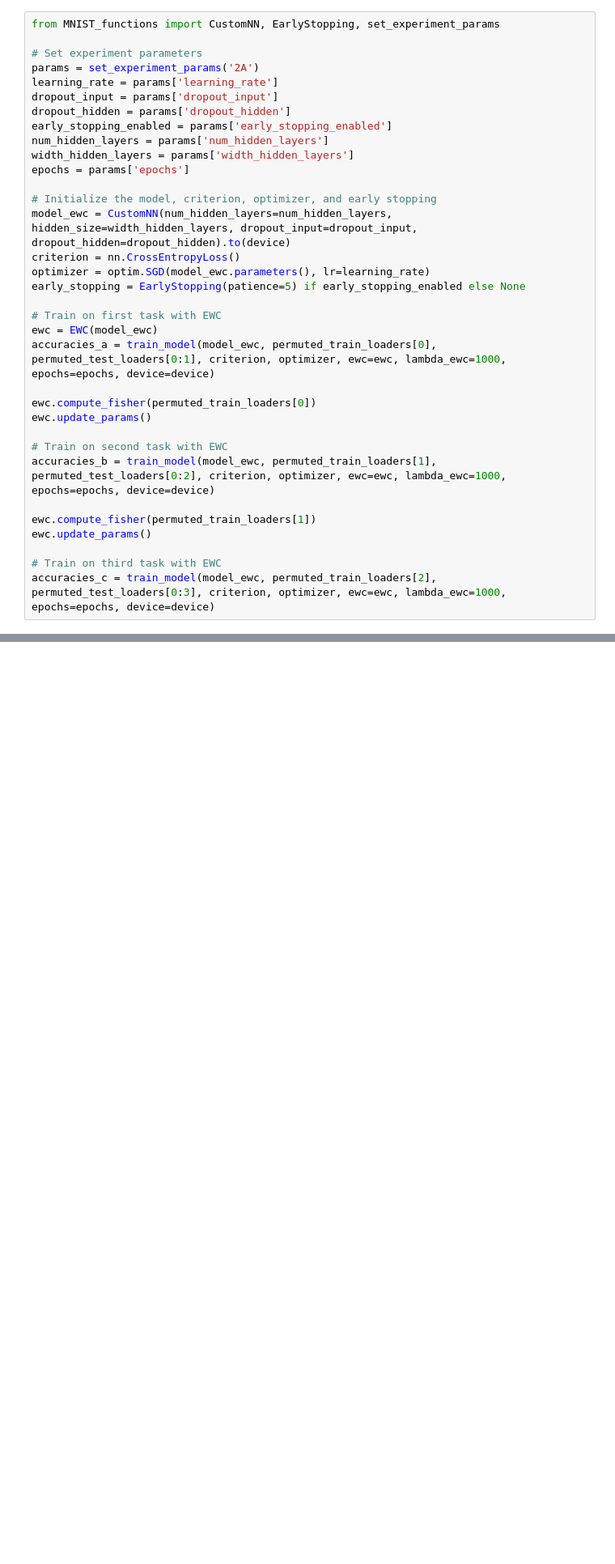
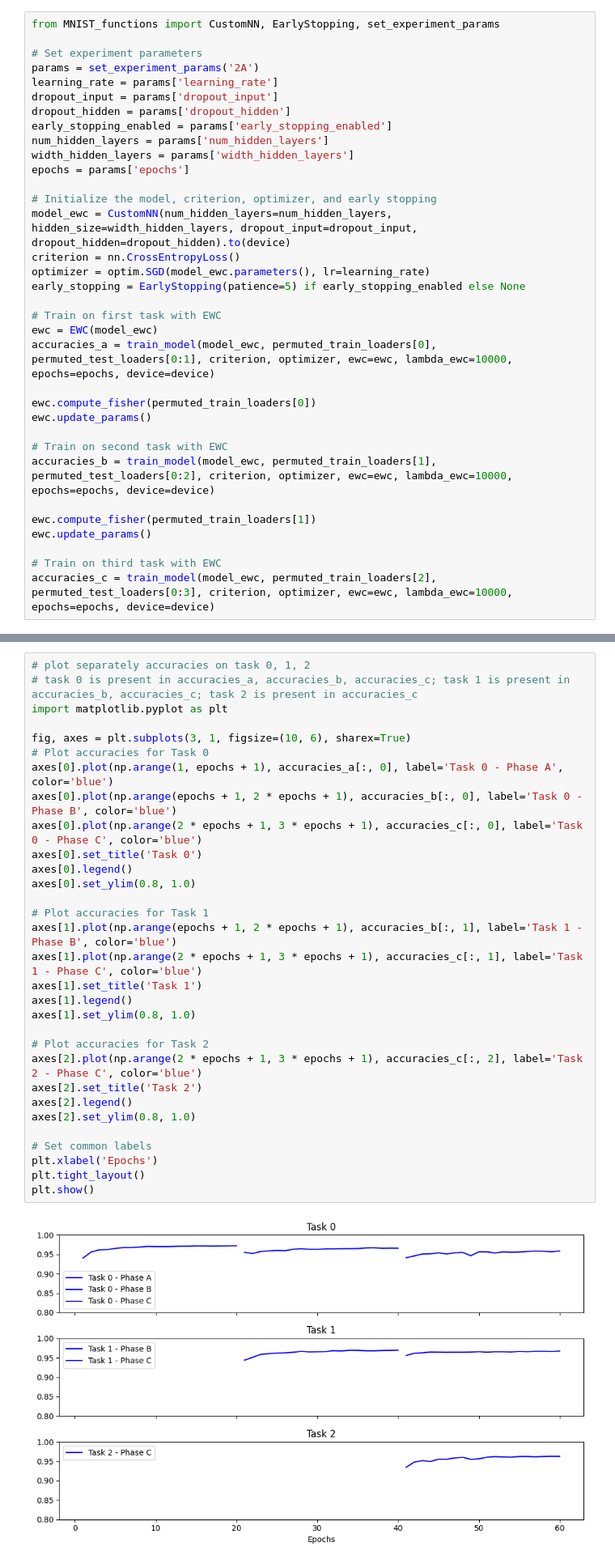
Before and after one commit to AleksicJelisaveta/EE411---Project, a Jupyter notebook: mnist/demo_ewc.ipynb, the cells around one changed output, grey strips where cells are left out. Shown at 81% size. Cells and saved outputs as stored; diff of their text form; blank space fills up the shorter version.

```diff
--- a/mnist/demo_ewc.ipynb
+++ b/mnist/demo_ewc.ipynb
@@ -78,17 +78,17 @@ early_stopping = EarlyStopping(patience=5) if early_stopping_enabled else None
 
 # Train on first task with EWC
 ewc = EWC(model_ewc)
-accuracies_a = train_model(model_ewc, permuted_train_loaders[0], permuted_test_loaders[0:1], criterion, optimizer, ewc=ewc, lambda_ewc=1000, epochs=epochs, device=device)
+accuracies_a = train_model(model_ewc, permuted_train_loaders[0], permuted_test_loaders[0:1], criterion, optimizer, ewc=ewc, lambda_ewc=10000, epochs=epochs, device=device)
 
 ewc.compute_fisher(permuted_train_loaders[0])
 ewc.update_params()
 
 # Train on second task with EWC
-accuracies_b = train_model(model_ewc, permuted_train_loaders[1], permuted_test_loaders[0:2], criterion, optimizer, ewc=ewc, lambda_ewc=1000, epochs=epochs, device=device)
+accuracies_b = train_model(model_ewc, permuted_train_loaders[1], permuted_test_loaders[0:2], criterion, optimizer, ewc=ewc, lambda_ewc=10000, epochs=epochs, device=device)
 
 ewc.compute_fisher(permuted_train_loaders[1])
 ewc.update_params()
 
 # Train on third task with EWC
-accuracies_c = train_model(model_ewc, permuted_train_loaders[2], permuted_test_loaders[0:3], criterion, optimizer, ewc=ewc, lambda_ewc=1000, epochs=epochs, device=device)
+accuracies_c = train_model(model_ewc, permuted_train_loaders[2], permuted_test_loaders[0:3], criterion, optimizer, ewc=ewc, lambda_ewc=10000, epochs=epochs, device=device)
 # %% [output]
@@ -121,0 +121,33 @@ EWC - Accuracy on Task A: 0.86, Task B: 0.95, Task C: 0.97
+# %%
+# plot separately accuracies on task 0, 1, 2
+# task 0 is present in accuracies_a, accuracies_b, accuracies_c; task 1 is present in accuracies_b, accuracies_c; task 2 is present in accuracies_c
+import matplotlib.pyplot as plt
+
+fig, axes = plt.subplots(3, 1, figsize=(10, 6), sharex=True)
+# Plot accuracies for Task 0
+axes[0].plot(np.arange(1, epochs + 1), accuracies_a[:, 0], label='Task 0 - Phase A', color='blue')
+axes[0].plot(np.arange(epochs + 1, 2 * epochs + 1), accuracies_b[:, 0], label='Task 0 - Phase B', color='blue')
+axes[0].plot(np.arange(2 * epochs + 1, 3 * epochs + 1), accuracies_c[:, 0], label='Task 0 - Phase C', color='blue')
+axes[0].set_title('Task 0')
+axes[0].legend()
+axes[0].set_ylim(0.8, 1.0)
+
+# Plot accuracies for Task 1
+axes[1].plot(np.arange(epochs + 1, 2 * epochs + 1), accuracies_b[:, 1], label='Task 1 - Phase B', color='blue')
+axes[1].plot(np.arange(2 * epochs + 1, 3 * epochs + 1), accuracies_c[:, 1], label='Task 1 - Phase C', color='blue')
+axes[1].set_title('Task 1')
+axes[1].legend()
+axes[1].set_ylim(0.8, 1.0)
+
+# Plot accuracies for Task 2
+axes[2].plot(np.arange(2 * epochs + 1, 3 * epochs + 1), accuracies_c[:, 2], label='Task 2 - Phase C', color='blue')
+axes[2].set_title('Task 2')
+axes[2].legend()
+axes[2].set_ylim(0.8, 1.0)
+
+# Set common labels
+plt.xlabel('Epochs')
+plt.tight_layout()
+plt.show()
+# %% [output]
+[figure, added]
```
Also changed, not shown: parts of 2 cells of this notebook.
